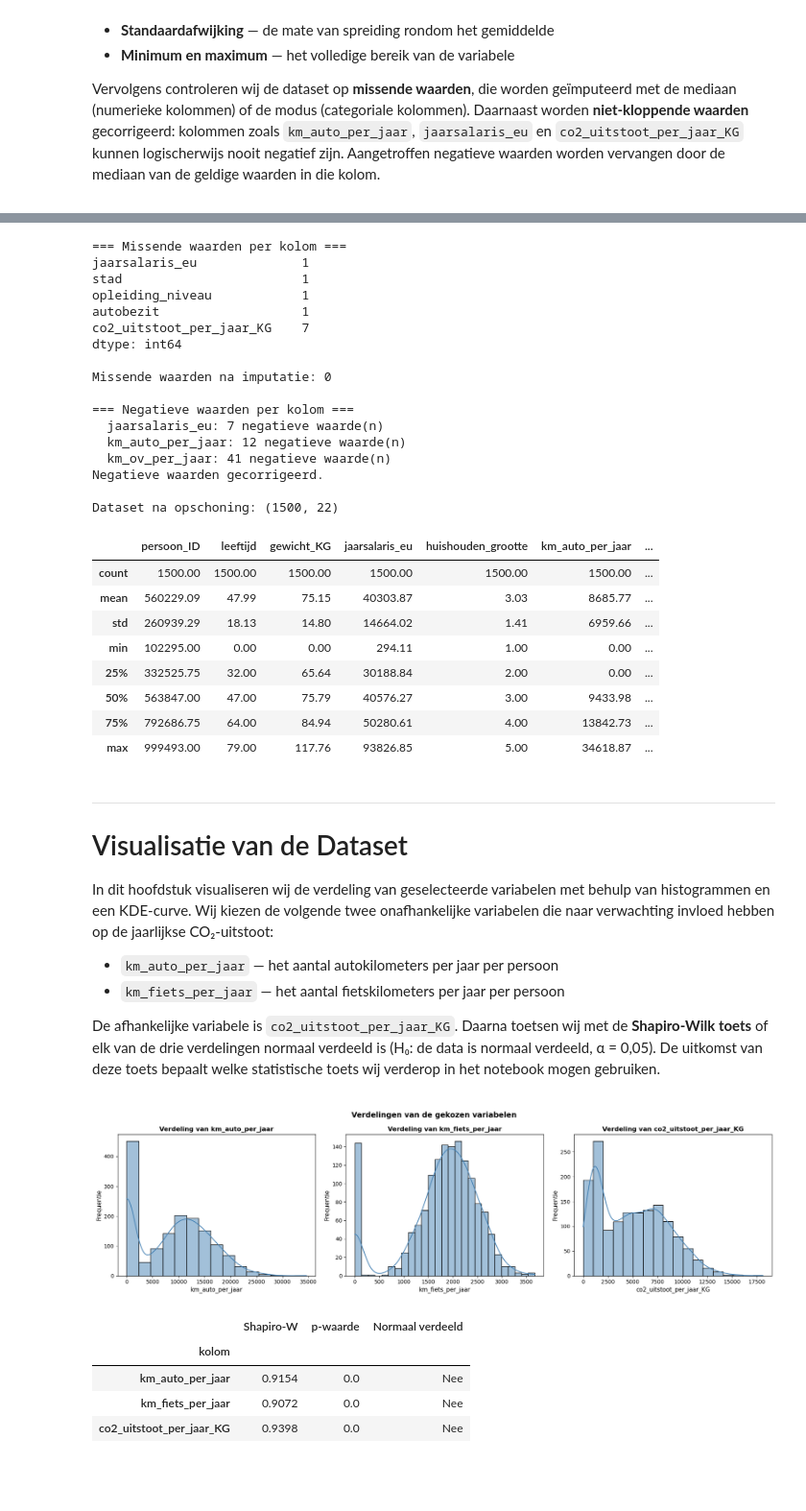
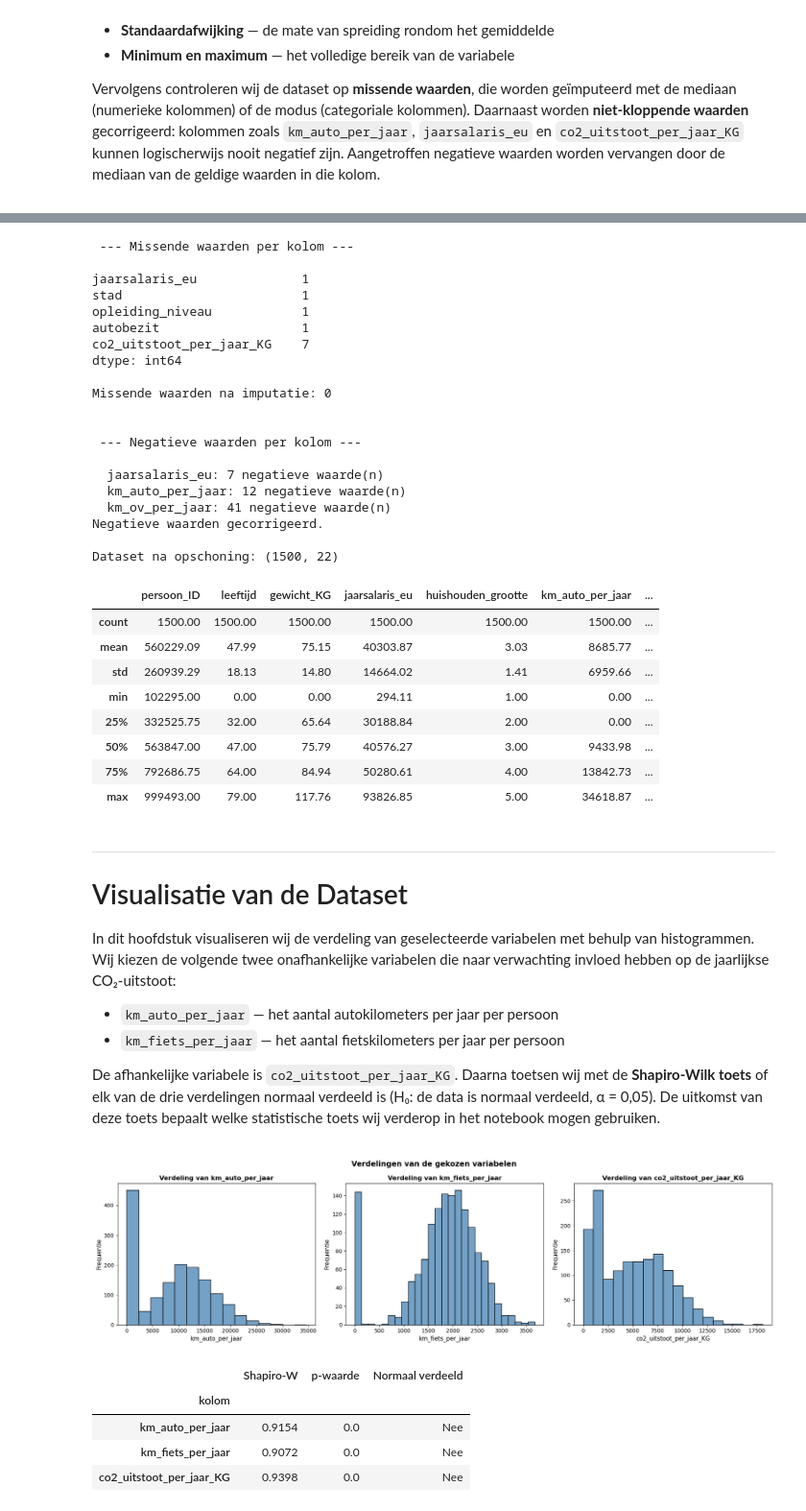
Before and after one commit to EchoinSilences/WiskundePortfolioHHS, a Jupyter notebook: Onderzoek.ipynb, the cells around one changed output, grey strips where cells are left out. Shown at 96% size. Cells and saved outputs as stored; diff of their text form; code cells hidden in the pictures; blank space fills up the shorter version.

```diff
--- a/Onderzoek.ipynb
+++ b/Onderzoek.ipynb
@@ -140,8 +159,8 @@ display(describing_df.round(2))
 # Python: Ga na of er missende/niet kloppende/extreme waarden zijn in de dataset
 # en ga hier op een adequate manier mee om.
 
-# ── 1. MISSENDE WAARDEN ───────────────────────────────────────────────────────
-print("=== Missende waarden per kolom ===")
+# 1. Missende waarden
+print(" --- Missende waarden per kolom ---\n")
 print(df.isnull().sum()[df.isnull().sum() > 0])
 
 # Numerieke kolommen: imputeer met de mediaan (robuust tegen uitschieters)
@@ -155,7 +174,7 @@ for col in df.columns:
 
 print("\nMissende waarden na imputatie:", df.isnull().sum().sum())
 
-# ── 2. NIET-KLOPPENDE WAARDEN (negatieve waarden) ────────────────────────────
+# 2. Niet kloppende waarden (negatieve waarden)
 # Kolommen waarbij een negatieve waarde logisch onmogelijk is
 niet_negatief = [
     'jaarsalaris_eu', 'km_auto_per_jaar', 'km_fiets_per_jaar',
@@ -163,7 +182,7 @@ niet_negatief = [
     'co2_uitstoot_per_jaar_KG', 'leeftijd', 'gewicht_KG', 'huishouden_grootte'
 ]
 
-print("\n=== Negatieve waarden per kolom ===")
+print("\n\n --- Negatieve waarden per kolom ---\n")
 for col in niet_negatief:
     n_neg = (df[col] < 0).sum()
     if n_neg > 0:
@@ -179,7 +198,8 @@ print("Negatieve waarden gecorrigeerd.")
 print("\nDataset na opschoning:", df.shape)
 df.describe().round(2)
 # %% [output]
-=== Missende waarden per kolom ===
+ --- Missende waarden per kolom ---
+
 jaarsalaris_eu              1
 stad                        1
 opleiding_niveau            1
@@ -189,7 +209,9 @@ dtype: int64
 
 Missende waarden na imputatie: 0
 
-=== Negatieve waarden per kolom ===
+
+ --- Negatieve waarden per kolom ---
+
   jaarsalaris_eu: 7 negatieve waarde(n)
   km_auto_per_jaar: 12 negatieve waarde(n)
   km_ov_per_jaar: 41 negatieve waarde(n)
@@ -212,7 +234,7 @@ Dataset na opschoning: (1500, 22)
 
 # Visualisatie van de Dataset
 
-In dit hoofdstuk visualiseren wij de verdeling van geselecteerde variabelen met behulp van histogrammen en een KDE-curve. Wij kiezen de volgende twee onafhankelijke variabelen die naar verwachting invloed hebben op de jaarlijkse CO₂-uitstoot:
+In dit hoofdstuk visualiseren wij de verdeling van geselecteerde variabelen met behulp van histogrammen. Wij kiezen de volgende twee onafhankelijke variabelen die naar verwachting invloed hebben op de jaarlijkse CO₂-uitstoot:
 
 - `km_auto_per_jaar` — het aantal autokilometers per jaar per persoon
 - `km_fiets_per_jaar` — het aantal fietskilometers per jaar per persoon
@@ -223,27 +245,27 @@ De afhankelijke variabele is `co2_uitstoot_per_jaar_KG`. Daarna toetsen wij met
 # %%
 # Python: Kies 2 onafhankelijke variabelen waarvan je denkt dat het invloed kan hebben
 # op de jaarlijkse CO2-uitstoot. Visualiseer de verdeling van deze twee variabelen
 # en de verdeling van de afhankelijke variabele (CO2-uitstoot).
 # Wij kiezen km_auto_per_jaar en km_fiets_per_jaar tegenover co2_uitstoot_per_jaar_KG.
 
 gekozen_vars = ['km_auto_per_jaar', 'km_fiets_per_jaar']
 target = 'co2_uitstoot_per_jaar_KG'
 alle_vars = gekozen_vars + [target]
 
 # ── Histogrammen ──────────────────────────────────────────────────────────────
 fig, axes = plt.subplots(1, 3, figsize=(18, 5))
 
 for ax, var in zip(axes, alle_vars):
-    sns.histplot(df[var], kde=True, ax=ax, color='steelblue')
+    sns.histplot(df[var], ax=ax, color='steelblue')
     ax.set_title(f'Verdeling van {var}', fontsize=12, fontweight='bold')
     ax.set_xlabel(var, fontsize=11)
     ax.set_ylabel('Frequentie', fontsize=11)
 
 plt.suptitle('Verdelingen van de gekozen variabelen', fontsize=14, fontweight='bold')
 plt.tight_layout()
 plt.show()
 # %% [output]
-[figure, old version]
+[figure, new version]
 # %%
 # Python: Toets, met behulp van statistiek, of de verdelingen normaal verdeeld zijn.
 # Shapiro-Wilk toets voor alle numerieke kolommen (max 500 rijen vanwege gevoeligheid bij grote datasets)
```
Also changed, not shown: parts of 5 cells of this notebook.
